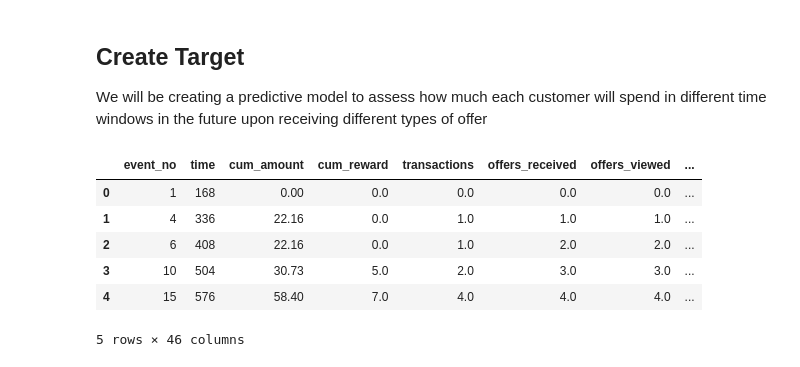
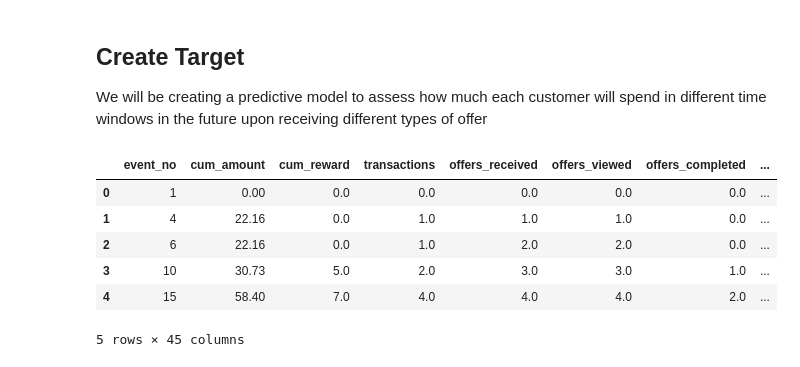
Before and after one commit to felipe-takaoka/starbucks-capstone, a Jupyter notebook: Starbucks_Capstone_notebook.ipynb, the cells around one changed output. Saved outputs shown, nothing was run; the diff lists cells and outputs as text; code cells hidden in the pictures.

Commit message:
feat: Drop time and rename time_customer

```diff
--- a/Starbucks_Capstone_notebook.ipynb
+++ b/Starbucks_Capstone_notebook.ipynb
@@ -382,7 +382,7 @@ cols_keep = [rename[col] for col in cols_subtract]
 transcript_feats.loc[:, cols_keep] -= transcript_feats.loc[:, cols_subtract].values
 
 # Time since each person's first event
-transcript_feats["time_customer"] = transcript_feats["time"] - transcript_feats["min_time"]
+transcript_feats["time_since_first_event"] = transcript_feats["time"] - transcript_feats["min_time"]
 transcript_feats = transcript_feats.drop(columns="min_time")
 
 # Average transaction value (up to that point)
@@ -506,24 +506,24 @@ Y_df = Y_df.drop(columns=["event","amount"])
 # %%
 # Create training dataset
 df = transcript_feats[transcript_feats["event"]=="offer received"].copy()
 df = df.merge(Y_df, on=["person","time"], how="left")
-df = df.drop(columns=["person","event","amount","reward","offer_id","offer_code"])
+df = df.drop(columns=["person","time","event","amount","reward","offer_id","offer_code"])
 
 # Create regression model to predict spending
 # Make sure dataset is balanced with the offers
 # 1. Drop correlated features / Make feature eng (mainly interactions)
 # 2. Split train and tests datasets (sample customers and customer events occurring after xx% of their timeline length)
 # 3. Normalize features
 # 4. Train regression model
 # 5. Assess errors in the three regions defined by step 2
 # 6. Assess coefficients for the boolean features for valid offers
 
 df.head()
 # %% [output]
-|  | event_no | time | cum_amount | cum_reward | transactions | offers_received | offers_viewed | ... |
-| 0 | 1 | 168 | 0.00 | 0.0 | 0.0 | 0.0 | 0.0 | ... |
-| 1 | 4 | 336 | 22.16 | 0.0 | 1.0 | 1.0 | 1.0 | ... |
-| 2 | 6 | 408 | 22.16 | 0.0 | 1.0 | 2.0 | 2.0 | ... |
-| 3 | 10 | 504 | 30.73 | 5.0 | 2.0 | 3.0 | 3.0 | ... |
-| 4 | 15 | 576 | 58.40 | 7.0 | 4.0 | 4.0 | 4.0 | ... |
+|  | event_no | cum_amount | cum_reward | transactions | offers_received | offers_viewed | offers_completed | ... |
+| 0 | 1 | 0.00 | 0.0 | 0.0 | 0.0 | 0.0 | 0.0 | ... |
+| 1 | 4 | 22.16 | 0.0 | 1.0 | 1.0 | 1.0 | 0.0 | ... |
+| 2 | 6 | 22.16 | 0.0 | 1.0 | 2.0 | 2.0 | 0.0 | ... |
+| 3 | 10 | 30.73 | 5.0 | 2.0 | 3.0 | 3.0 | 1.0 | ... |
+| 4 | 15 | 58.40 | 7.0 | 4.0 | 4.0 | 4.0 | 2.0 | ... |
-5 rows × 46 columns
+5 rows × 45 columns
```
Also changed, not shown: parts of 2 cells of this notebook.
